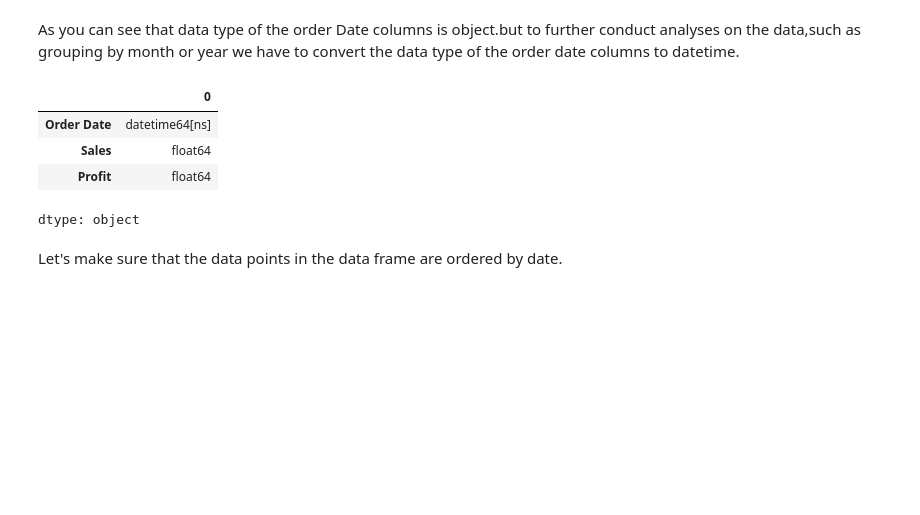
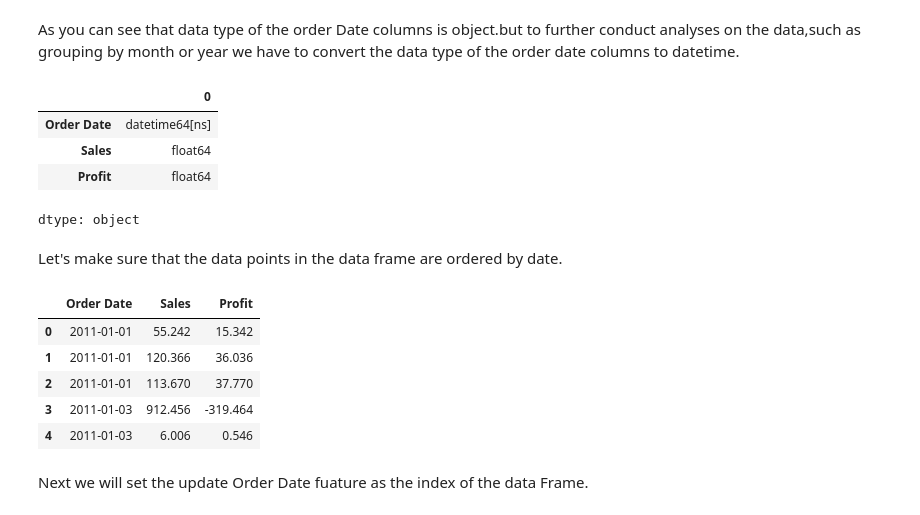
Before and after one commit to sk-shahsi/ML_Model, a Jupyter notebook: Time_series.ipynb, the cells around one changed output. Cells and saved outputs as stored; diff of their text form; code cells hidden in the pictures; blank space fills up the shorter version.

```diff
--- a/Time_series.ipynb
+++ b/Time_series.ipynb
@@ -109,0 +112,11 @@ Let's make sure that the data points in the data frame are ordered by date.
+# %%
+data.head()
+# %% [output]
+|  | Order Date | Sales | Profit |
+| 0 | 2011-01-01 | 55.242 | 15.342 |
+| 1 | 2011-01-01 | 120.366 | 36.036 |
+| 2 | 2011-01-01 | 113.670 | 37.770 |
+| 3 | 2011-01-03 | 912.456 | -319.464 |
+| 4 | 2011-01-03 | 6.006 | 0.546 |
+# %% [markdown]
+Next we will set the update Order Date fuature as the index of the data Frame.
```
Also changed, not shown: parts of 6 cells of this notebook.
